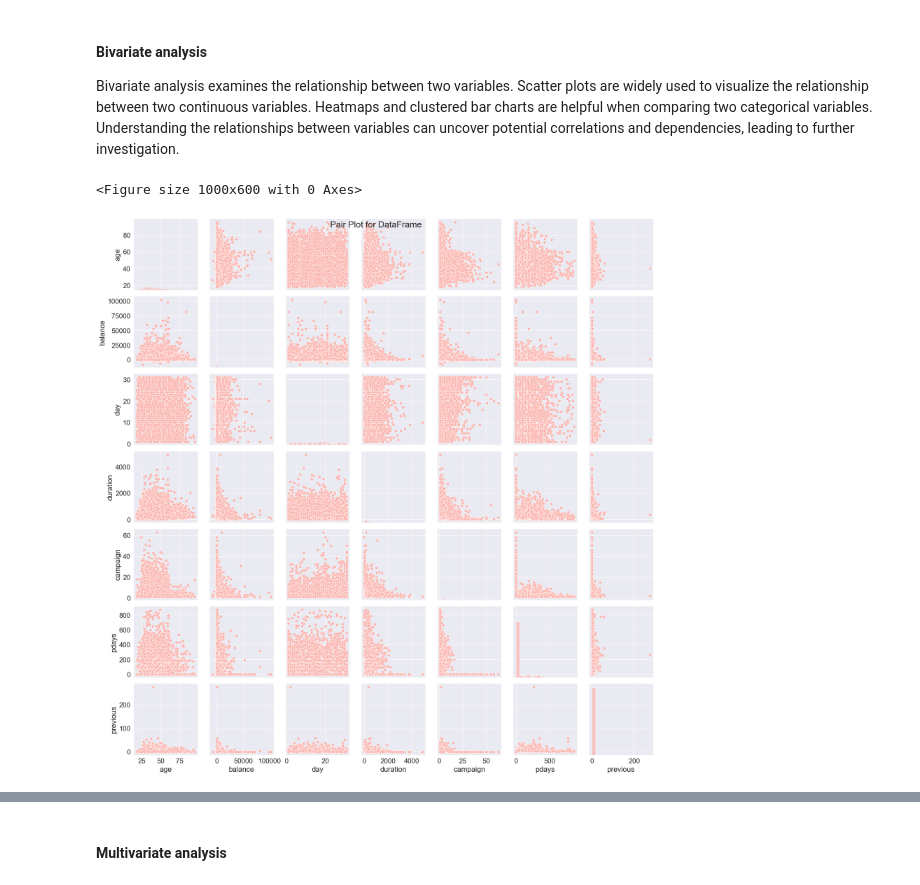
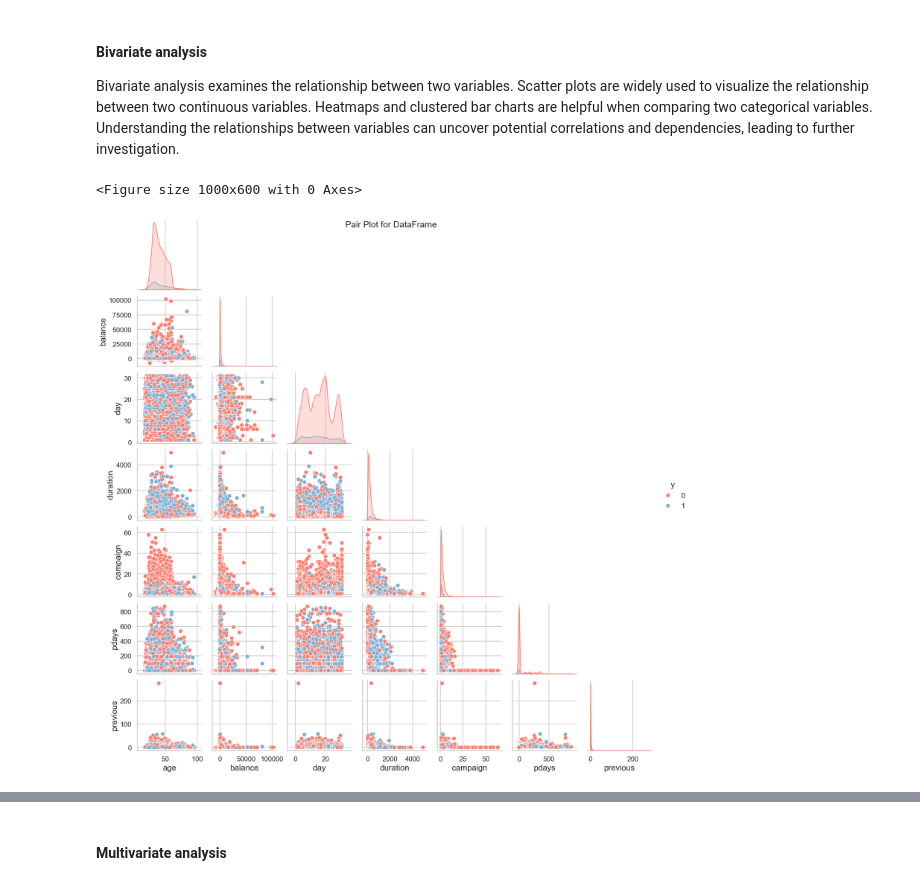
Before and after one commit to McGill-MMA-EnterpriseAnalytics/customer_banking, a Jupyter notebook: EDA/eda.ipynb, the cells around one changed output, grey strips where cells are left out. Cells and saved outputs as stored; diff of their text form; code cells hidden in the pictures.

```diff
--- a/EDA/eda.ipynb
+++ b/EDA/eda.ipynb
@@ -329,8 +343,24 @@ Unique values in column 'month': ['may' 'jun' 'jul' 'aug' 'oct' 'nov' 'dec' 'jan
 Unique values in column 'poutcome': ['unknown' 'failure' 'other' 'success']
 Unique values in column 'y': ['no' 'yes']
 # %%
+# Define the pastel_colors palette
+pastel_colors = ["#fd7f6f", "#7eb0d5", "#b2e061", "#bd7ebe", "#ffb55a", "#ffee65", "#beb9db", "#fdcce5", "#8bd3c7"]
+
+# Define the bar_color as the 2nd element from pastel_colors
+bar_color = pastel_colors[3]  # Indexing starts from 0, so the 2nd element has index 1
+
+# Set the seaborn style to "whitegrid" for light grey background grid
+sns.set_style("whitegrid")
+
+# Set the color of the grid to light grey
+sns.set_color_codes("pastel")
+
 # Create subplots with 5 rows and 2 columns
 fig, axes = plt.subplots(5, 2, figsize=(15, 20))
+
+# Set background color for each subplot
+for ax in axes.flatten():
+    ax.set_facecolor('#f2f2f2')
 
 # Adjust spacing between subplots
 plt.subplots_adjust(hspace=0.5, wspace=0.3)
@@ -342,8 +372,8 @@ axes = axes.flatten()
 for i, column in enumerate(object_columns):
     # Calculate value counts for the column
     value_counts = df[column].value_counts()
-    # Plot bar plot
-    ax = value_counts.plot(kind='bar', ax=axes[i], color='skyblue', edgecolor='black')
+    # Plot bar plot with the specified color
+    ax = value_counts.plot(kind='bar', ax=axes[i], color=bar_color, edgecolor='black')
     ax.set_title(f'Bar Plot of {column}', fontsize=12)
     ax.set_xlabel(column, fontsize=12)
     ax.set_ylabel('Count', fontsize=12)
@@ -381,17 +411,26 @@ Count of obseration where poutcome, marital, education, and contact are 'unknown
 #### Bivariate analysis
 Bivariate analysis examines the relationship between two variables. Scatter plots are widely used to visualize the relationship between two continuous variables. Heatmaps and clustered bar charts are helpful when comparing two categorical variables. Understanding the relationships between variables can uncover potential correlations and dependencies, leading to further investigation.
 # %%
+import seaborn as sns
+import matplotlib.pyplot as plt
+
+# Copy the original DataFrame
+df_copy = df.copy()
+
+# Change yes/no to 1/0
+df_copy['y'] = df_copy['y'].map({'yes': 1, 'no': 0})  # Switching the mapping
+
 # Set the color palette
 sns.set_palette("Pastel1")
 
-# Assuming 'df' is your DataFrame
+# Create pair plot
 plt.figure(figsize=(10, 6))
 
-# Using Seaborn to create a pair plot with the specified color palette
-sns.pairplot(df)
+# Using Seaborn to create a pair plot with the specified hue and color palette
+pair_plot = sns.pairplot(df_copy, corner=True, hue='y', palette=pastel_colors)
 
 plt.suptitle('Pair Plot for DataFrame')
 plt.show()
 # %% [output]
 <Figure size 1000x600 with 0 Axes>
-[figure, old version]
+[figure, new version]
```
Also changed, not shown: parts of 15 cells of this notebook.
